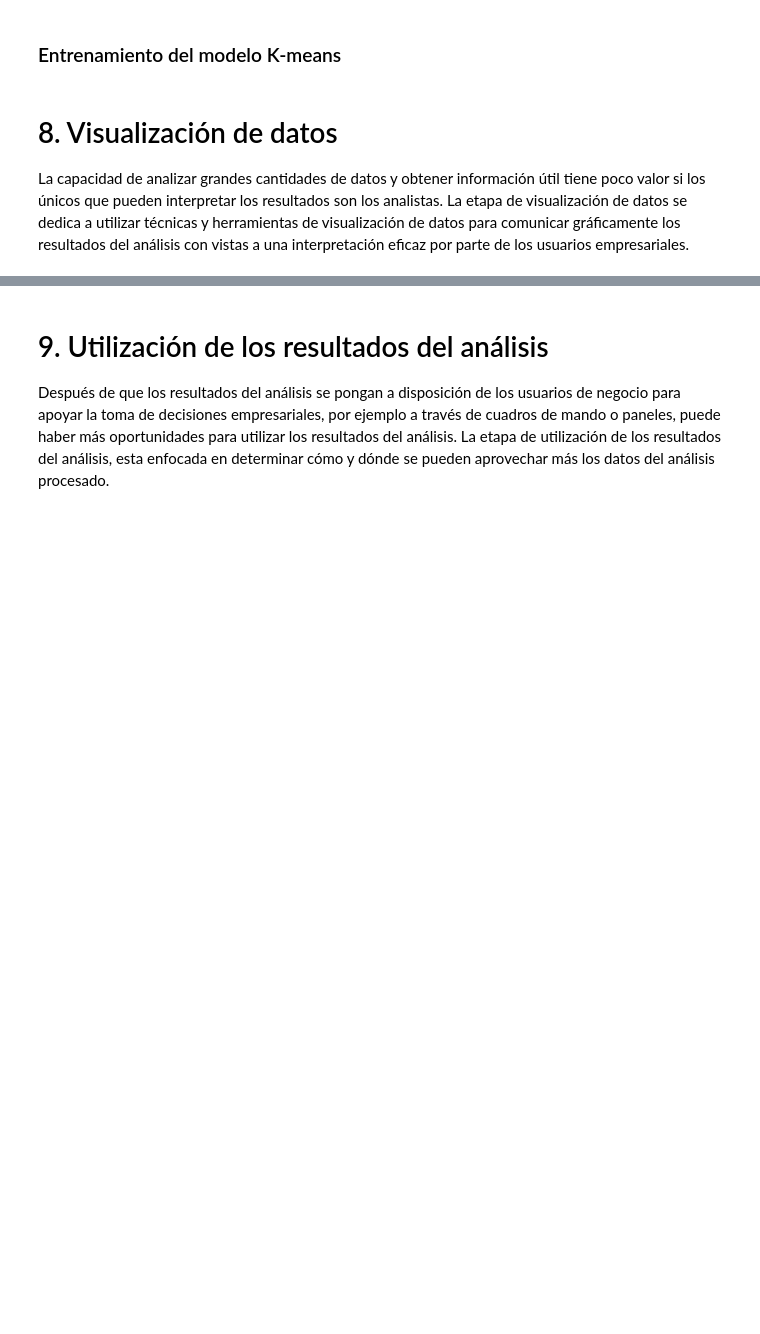
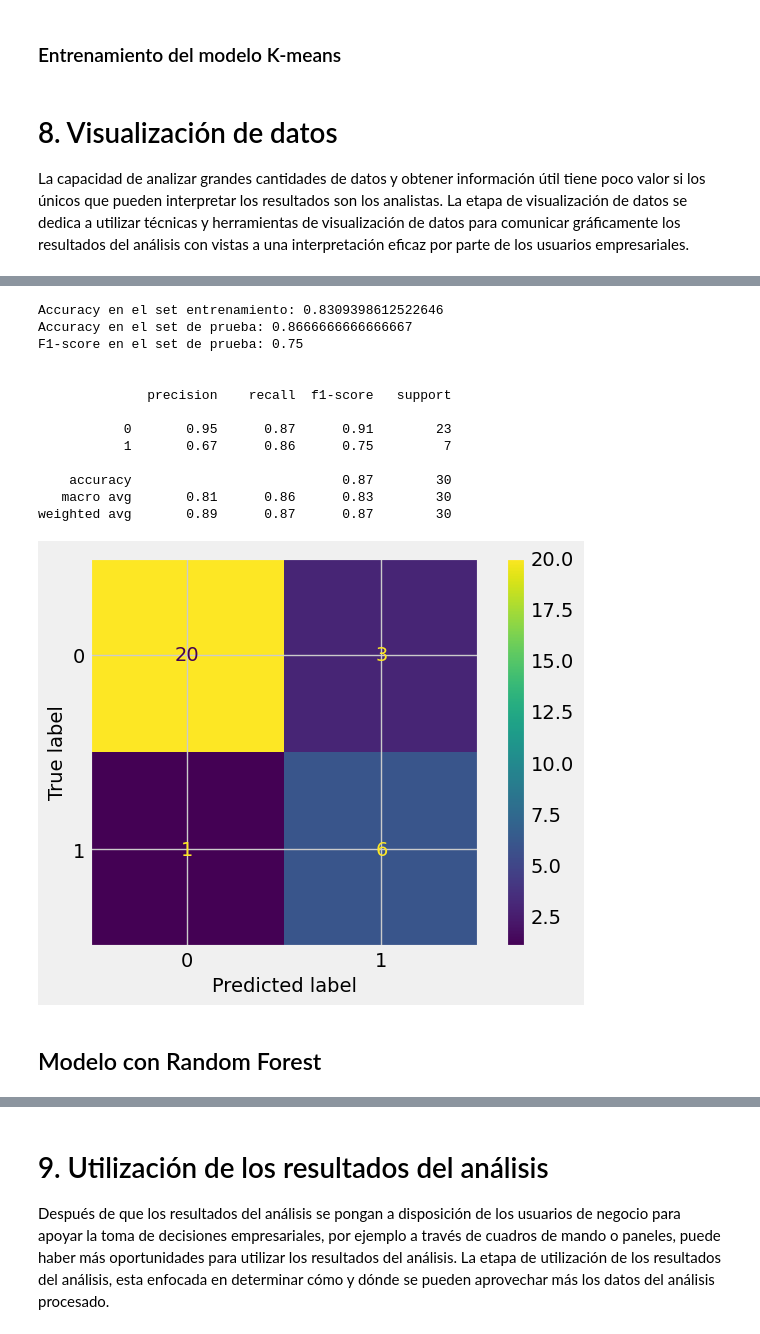
Before and after one commit to Henryxg/maestria2, a Jupyter notebook: Tarea - Tableau.ipynb, the cells around one changed output, grey strips where cells are left out. Drawn from its saved outputs; the diff is of its cells as text; code cells hidden in the pictures; blank space fills up the shorter version.

```diff
--- a/Tarea - Tableau.ipynb
+++ b/Tarea - Tableau.ipynb
@@ -314,0 +304,46 @@ La etapa de visualización de datos se dedica a utilizar técnicas y herramienta
+# %%
+DT_model= DecisionTreeClassifier(max_features= 5,max_depth= 10,min_samples_split= 90,min_samples_leaf= 30,random_state=1)
+
+# Ajuste del modelo
+DT_model.fit(X_train,y_train)
+
+# Score modelo
+predict_train_DT = DT_model.predict(X_train)
+predict_test_DT = DT_model.predict(X_test)
+
+# Accuracy
+DT_train_score = DT_model.score(X_train,y_train)
+DT_test_score = DT_model.score(X_test,y_test)
+
+# f1-Score
+DT_f1_score = metrics.f1_score(y_test, predict_test_DT)
+
+print('Accuracy en el set entrenamiento:',DT_train_score)
+print('Accuracy en el set de prueba:',DT_test_score)
+print('F1-score en el set de prueba:',DT_f1_score)
+print('\n')
+print(metrics.classification_report(y_test, predict_test_DT))
+print('\n')
+y_pred = DT_model.predict(X_test)
+# Matriz de confusión
+cm = metrics.confusion_matrix(y_test,y_pred);
+disp = ConfusionMatrixDisplay(confusion_matrix=cm)
+disp.plot()
+plt.show()
+# %% [output]
+Accuracy en el set entrenamiento: 0.8309398612522646
+Accuracy en el set de prueba: 0.8666666666666667
+F1-score en el set de prueba: 0.75
+
+
+              precision    recall  f1-score   support
+
+           0       0.95      0.87      0.91        23
+           1       0.67      0.86      0.75         7
+
+    accuracy                           0.87        30
+   macro avg       0.81      0.86      0.83        30
+weighted avg       0.89      0.87      0.87        30
+[figure, added]
+# %% [markdown]
+## Modelo con Random Forest
```
Also changed, not shown: parts of 27 cells of this notebook.
